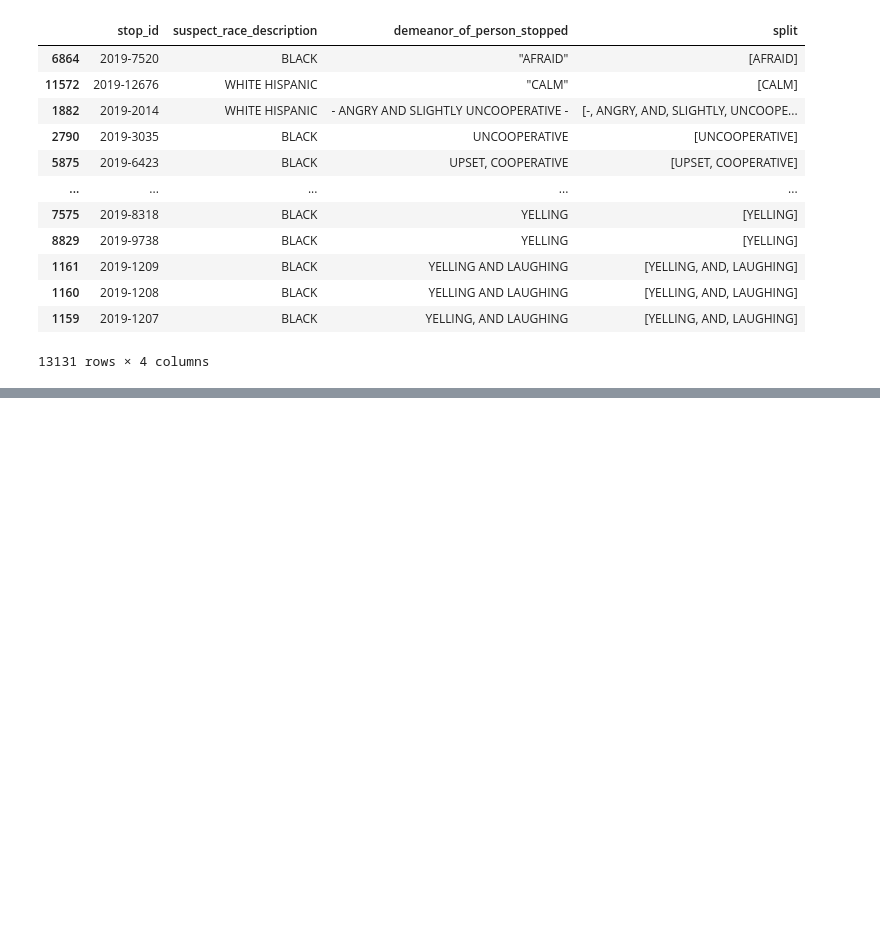
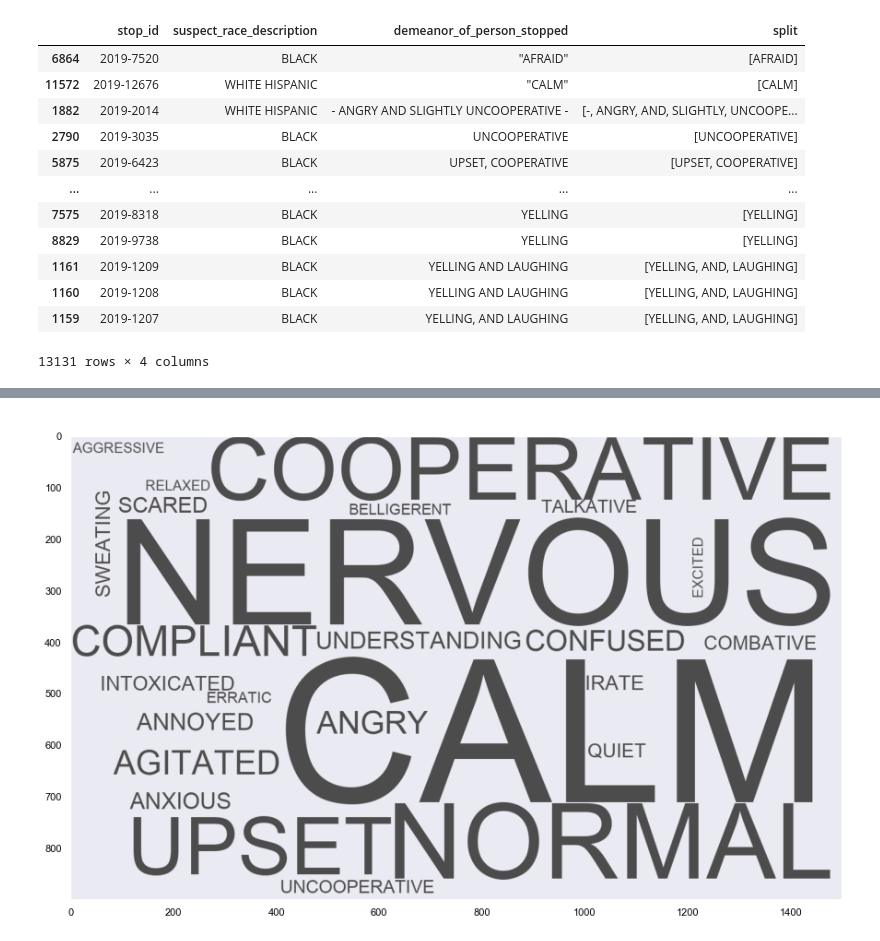
Before and after one commit to lvteo/lvt_projects, a Jupyter notebook: NYC_2019_Stop_Question_Frisk_demeanor/NYC_2019_Stop_Question_Frisk_demeanor.ipynb, the cells around one changed output, grey strips where cells are left out. Drawn from its saved outputs; the diff is of its cells as text; code cells hidden in the pictures; blank space fills up the shorter version.

```diff
--- a/NYC_2019_Stop_Question_Frisk_demeanor/NYC_2019_Stop_Question_Frisk_demeanor.ipynb
+++ b/NYC_2019_Stop_Question_Frisk_demeanor/NYC_2019_Stop_Question_Frisk_demeanor.ipynb
@@ -201,22 +274,25 @@ plt.show()
 # %%
 # checking the top 50 words for each race and removing the ones that aren't an emotion
-black_word_count.head(55)
+black_word_count.head(50)
 
-# words that should be removed "apparently", "highly", "stop", "person"
+# remove the words "apparently", "highly", "stop", "person" - it is not a demeanor
 black_string_words = string_words(sqf[sqf['suspect_race_description'] == 'WHITE']['spellcheck_demeanor'])
 black_string_words = black_string_words.replace("STOP", " ")
 black_string_words = black_string_words.replace("APPARENTLY", " ")
 black_string_words = black_string_words.replace("HIGHLY", " ")
 black_string_words = black_string_words.replace("PERSON", " ")
-black_string_words
+
+# create the wordcloud
 wordcloud = WordCloud(width =1500, height = 900, font_path='Arial',
                       background_color=None, max_words = 25,
                       mode='RGBA',
                       prefer_horizontal=0.85,
                       collocations=False, color_func= black_color_func).generate(black_string_words)
-wordcloud.to_file("black_cloud.png")
+wordcloud.to_file("results/black_stops_cloud.png")
 plt.figure(figsize = (15, 11), facecolor = None)
 plt.imshow(wordcloud)
 plt.grid(False)
 plt.title('White Word Cloud')
 plt.show()
+# %% [output]
+[figure, added]
```
Also changed, not shown: parts of 24 cells of this notebook, 8 other files.
